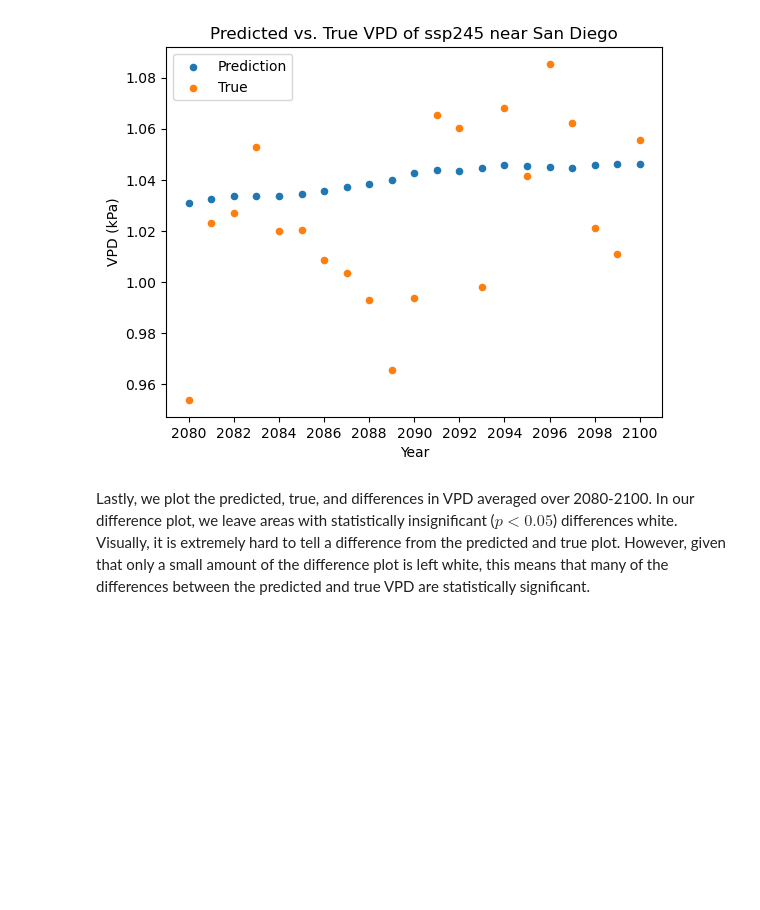
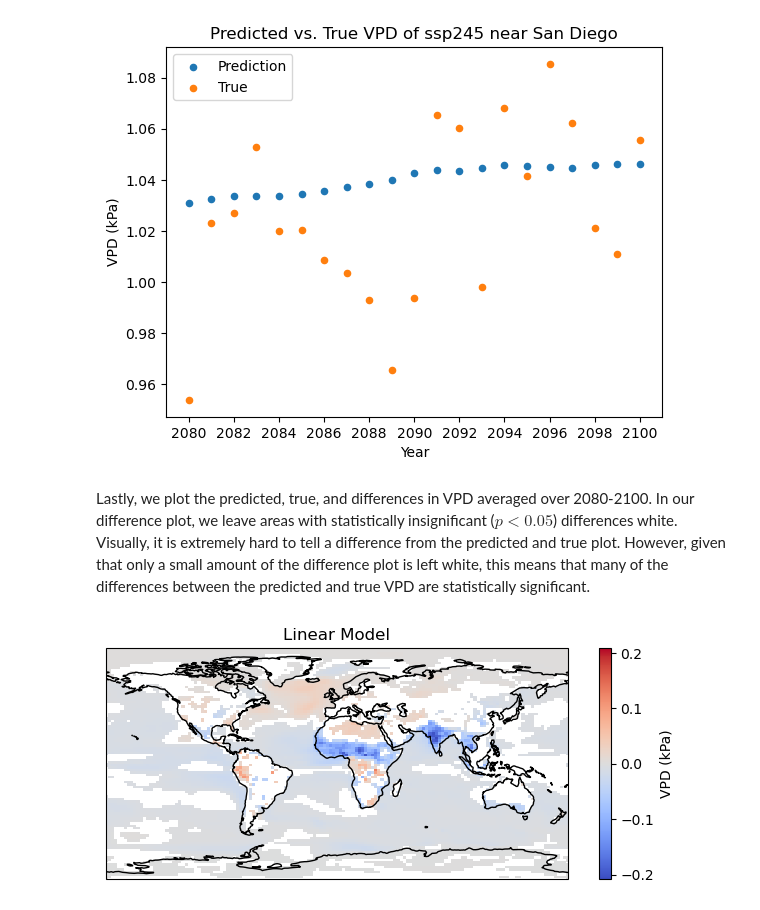
Before and after one commit to njbrodie/DSC180B-B03, a Jupyter notebook: vpd_linear.ipynb, the cells around one changed output. Cells and saved outputs as stored; diff of their text form; code cells hidden in the pictures; blank space fills up the shorter version.

```diff
--- a/vpd_linear.ipynb
+++ b/vpd_linear.ipynb
@@ -188,2 +200,21 @@ titles = ['Predicted', 'True', 'Differences']
+# %%
+plt.figure(figsize=(8, 3))
+ax = plt.axes(projection=proj)
+plt.title("Linear Model")
+diff = xr_output - vpdTest
+diff = diff['vpd'][-21:]
+mean_time = diff.mean('time')
+_, p = ttest_rel_from_stats(mean_time, diff.std('time'), diff.count('time'))
+mean_time = mean_time.where(p<p_level)
+(mean_time.plot(ax=ax,
+                         cmap="coolwarm",
+                         add_labels=False,
+                         transform=ccrs.PlateCarree(),
+                         cbar_kwargs={"label":"VPD (kPa)", "orientation":'vertical'}))
+
+ax.coastlines()
+#plt.savefig("Linear.pdf")
+# %% [output]
+[figure, added]
 # %%
 with sns.plotting_context("talk"):
```
Also changed, not shown: parts of 3 cells of this notebook.
